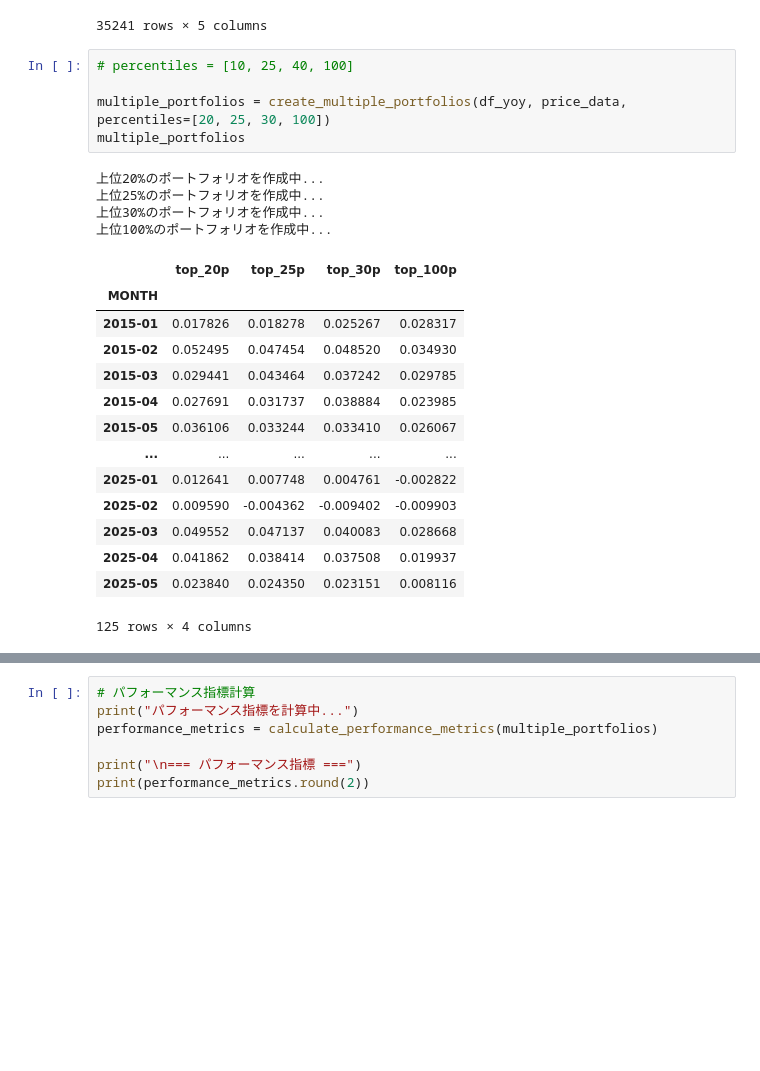
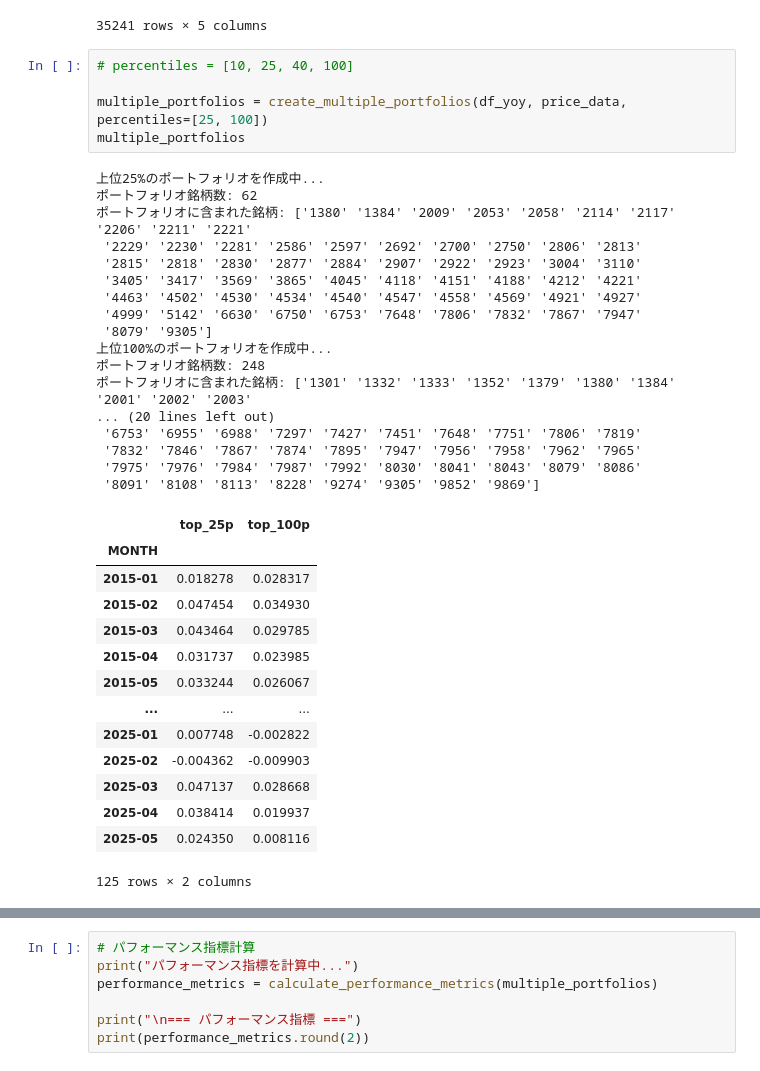
Before and after one commit to HAL128/NOWCAST, a Jupyter notebook: codebase/test_pos.ipynb, the cells around one changed output, grey strips where cells are left out. Cells and saved outputs as stored; diff of their text form; blank space fills up the shorter version.

```diff
--- a/codebase/test_pos.ipynb
+++ b/codebase/test_pos.ipynb
@@ -101,27 +101,40 @@ price_data
 # %%
 # percentiles = [10, 25, 40, 100]
 
-multiple_portfolios = create_multiple_portfolios(df_yoy, price_data, percentiles=[20, 25, 30, 100])
+multiple_portfolios = create_multiple_portfolios(df_yoy, price_data, percentiles=[25, 100])
 multiple_portfolios
 # %% [output]
-上位20%のポートフォリオを作成中...
 上位25%のポートフォリオを作成中...
-上位30%のポートフォリオを作成中...
+ポートフォリオ銘柄数: 62
+ポートフォリオに含まれた銘柄: ['1380' '1384' '2009' '2053' '2058' '2114' '2117' '2206' '2211' '2221'
+ '2229' '2230' '2281' '2586' '2597' '2692' '2700' '2750' '2806' '2813'
+ '2815' '2818' '2830' '2877' '2884' '2907' '2922' '2923' '3004' '3110'
+ '3405' '3417' '3569' '3865' '4045' '4118' '4151' '4188' '4212' '4221'
+ '4463' '4502' '4530' '4534' '4540' '4547' '4558' '4569' '4921' '4927'
+ '4999' '5142' '6630' '6750' '6753' '7648' '7806' '7832' '7867' '7947'
+ '8079' '9305']
 上位100%のポートフォリオを作成中...
+ポートフォリオ銘柄数: 248
+ポートフォリオに含まれた銘柄: ['1301' '1332' '1333' '1352' '1379' '1380' '1384' '2001' '2002' '2003'
+... (20 lines left out)
+ '6753' '6955' '6988' '7297' '7427' '7451' '7648' '7751' '7806' '7819'
+ '7832' '7846' '7867' '7874' '7895' '7947' '7956' '7958' '7962' '7965'
+ '7975' '7976' '7984' '7987' '7992' '8030' '8041' '8043' '8079' '8086'
+ '8091' '8108' '8113' '8228' '9274' '9305' '9852' '9869']
-|  | top_20p | top_25p | top_30p | top_100p |
-| MONTH |  |  |  |  |
-| 2015-01 | 0.017826 | 0.018278 | 0.025267 | 0.028317 |
-| 2015-02 | 0.052495 | 0.047454 | 0.048520 | 0.034930 |
-| 2015-03 | 0.029441 | 0.043464 | 0.037242 | 0.029785 |
-| 2015-04 | 0.027691 | 0.031737 | 0.038884 | 0.023985 |
-| 2015-05 | 0.036106 | 0.033244 | 0.033410 | 0.026067 |
-| ... | ... | ... | ... | ... |
-| 2025-01 | 0.012641 | 0.007748 | 0.004761 | -0.002822 |
-| 2025-02 | 0.009590 | -0.004362 | -0.009402 | -0.009903 |
-| 2025-03 | 0.049552 | 0.047137 | 0.040083 | 0.028668 |
-| 2025-04 | 0.041862 | 0.038414 | 0.037508 | 0.019937 |
-| 2025-05 | 0.023840 | 0.024350 | 0.023151 | 0.008116 |
+|  | top_25p | top_100p |
+| MONTH |  |  |
+| 2015-01 | 0.018278 | 0.028317 |
+| 2015-02 | 0.047454 | 0.034930 |
+| 2015-03 | 0.043464 | 0.029785 |
+| 2015-04 | 0.031737 | 0.023985 |
+| 2015-05 | 0.033244 | 0.026067 |
+| ... | ... | ... |
+| 2025-01 | 0.007748 | -0.002822 |
+| 2025-02 | -0.004362 | -0.009903 |
+| 2025-03 | 0.047137 | 0.028668 |
+| 2025-04 | 0.038414 | 0.019937 |
+| 2025-05 | 0.024350 | 0.008116 |
-125 rows × 4 columns
+125 rows × 2 columns
 # %%
 # set date index
 multiple_portfolios.index = pd.to_datetime(multiple_portfolios.index)
```
Also changed, not shown: parts of 2 cells of this notebook, 20 other files.
